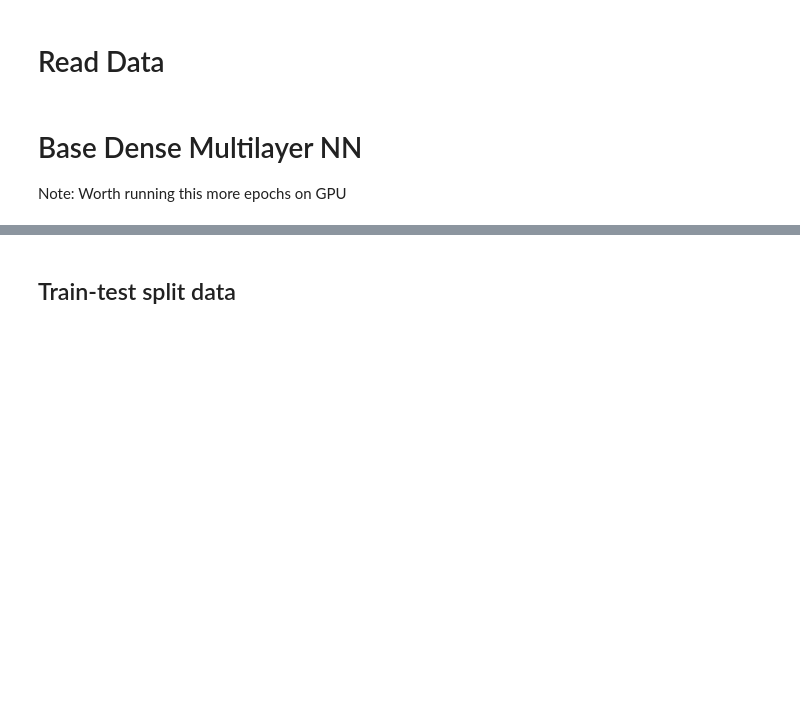
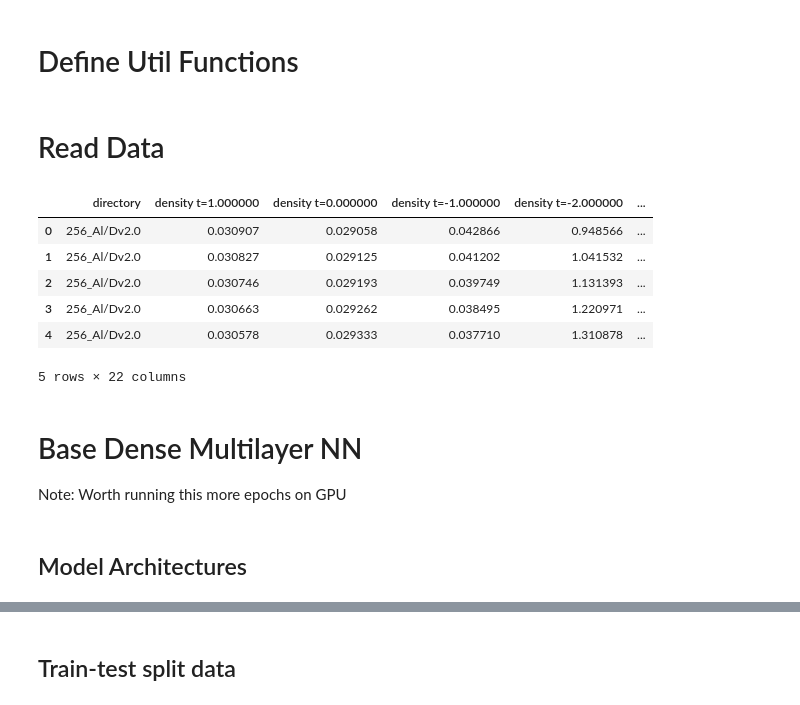
Before and after one commit to globus-labs/stopping-power-ml, a Jupyter notebook: neural.ipynb, the cells around one changed output, grey strips where cells are left out. Drawn from its saved outputs; the diff is of its cells as text; code cells hidden in the pictures; blank space fills up the shorter version.

```diff
--- a/neural.ipynb
+++ b/neural.ipynb
@@ -11,3 +11,5 @@ from keras.models import Sequential
 
 sns.set_style("white")
 %matplotlib inline
+# %% [markdown]
+# Define Util Functions
@@ -16,3 +143,14 @@ sns.set_style("white")
+# %%
+data = pd.read_csv('Al_all_velocities.csv')
+data.head()
+# %% [output]
+|  | directory | density t=1.000000 | density t=0.000000 | density t=-1.000000 | density t=-2.000000 | ... |
+| 0 | 256_Al/Dv2.0 | 0.030907 | 0.029058 | 0.042866 | 0.948566 | ... |
+| 1 | 256_Al/Dv2.0 | 0.030827 | 0.029125 | 0.041202 | 1.041532 | ... |
+| 2 | 256_Al/Dv2.0 | 0.030746 | 0.029193 | 0.039749 | 1.131393 | ... |
+| 3 | 256_Al/Dv2.0 | 0.030663 | 0.029262 | 0.038495 | 1.220971 | ... |
+| 4 | 256_Al/Dv2.0 | 0.030578 | 0.029333 | 0.037710 | 1.310878 | ... |
+5 rows × 22 columns
 # %%
 data = pd.read_csv('training_set.csv')
 charge_attrs = [x for x in data.columns if x.startswith('density')]
@@ -126,0 +167,2 @@ def train_model(model, dataX, dataY, epoch_count):
+# %% [markdown]
+## Model Architectures
```
Also changed, not shown: parts of 7 cells of this notebook.
